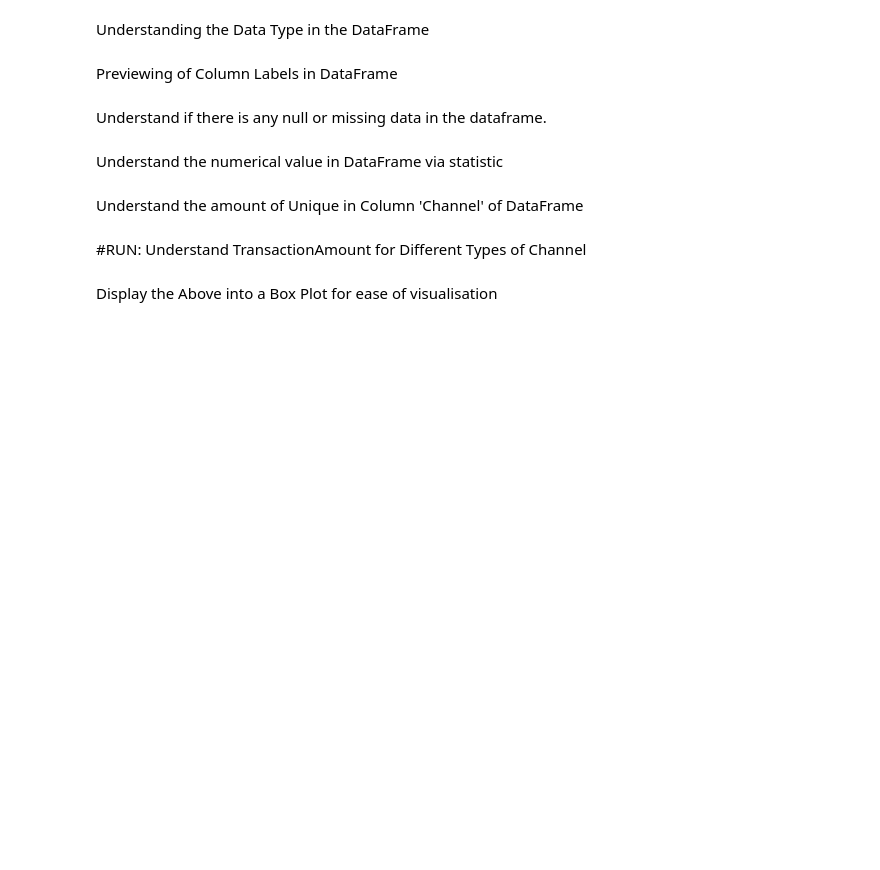
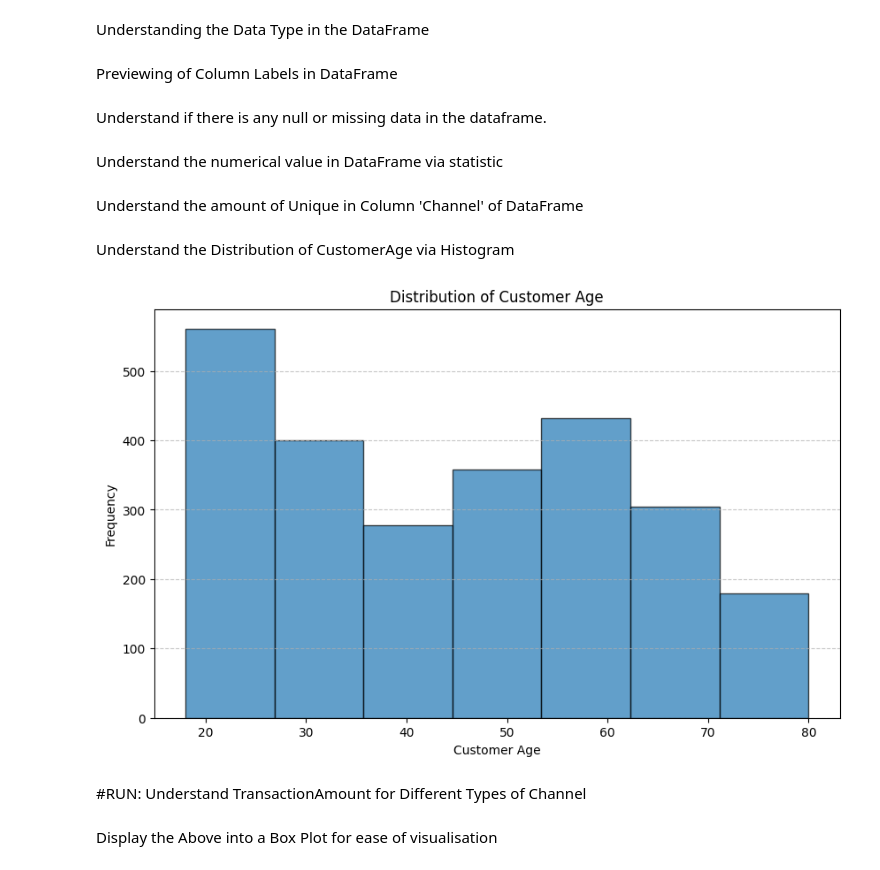
Before and after one commit to cheonghf/ML-P4-03, a Jupyter notebook: Project_SourceCode_P4_03.ipynb, the cells around one changed output. Drawn from its saved outputs; the diff is of its cells as text; code cells hidden in the pictures; blank space fills up the shorter version.

```diff
--- a/Project_SourceCode_P4_03.ipynb
+++ b/Project_SourceCode_P4_03.ipynb
@@ -48,6 +48,19 @@ df_bt1.describe()
 Understand the amount of Unique in Column 'Channel' of DataFrame
 # %%
 df_bt1.Channel.value_counts()
+# %% [markdown]
+Understand the Distribution of CustomerAge via Histogram
+# %%
+# Create a histogram for CustomerAge
+plt.figure(figsize=(10, 6))
+plt.hist(df_bt1["CustomerAge"], bins=7, edgecolor="black", alpha=0.7)
+plt.xlabel("Customer Age")
+plt.ylabel("Frequency")
+plt.title("Distribution of Customer Age")
+plt.grid(axis="y", linestyle="--", alpha=0.7)
+plt.show()
+# %% [output]
+[figure, added]
 # %% [markdown]
 #RUN: Understand TransactionAmount for Different Types of Channel
 # %%
```
Also changed, not shown: parts of 7 cells of this notebook.
